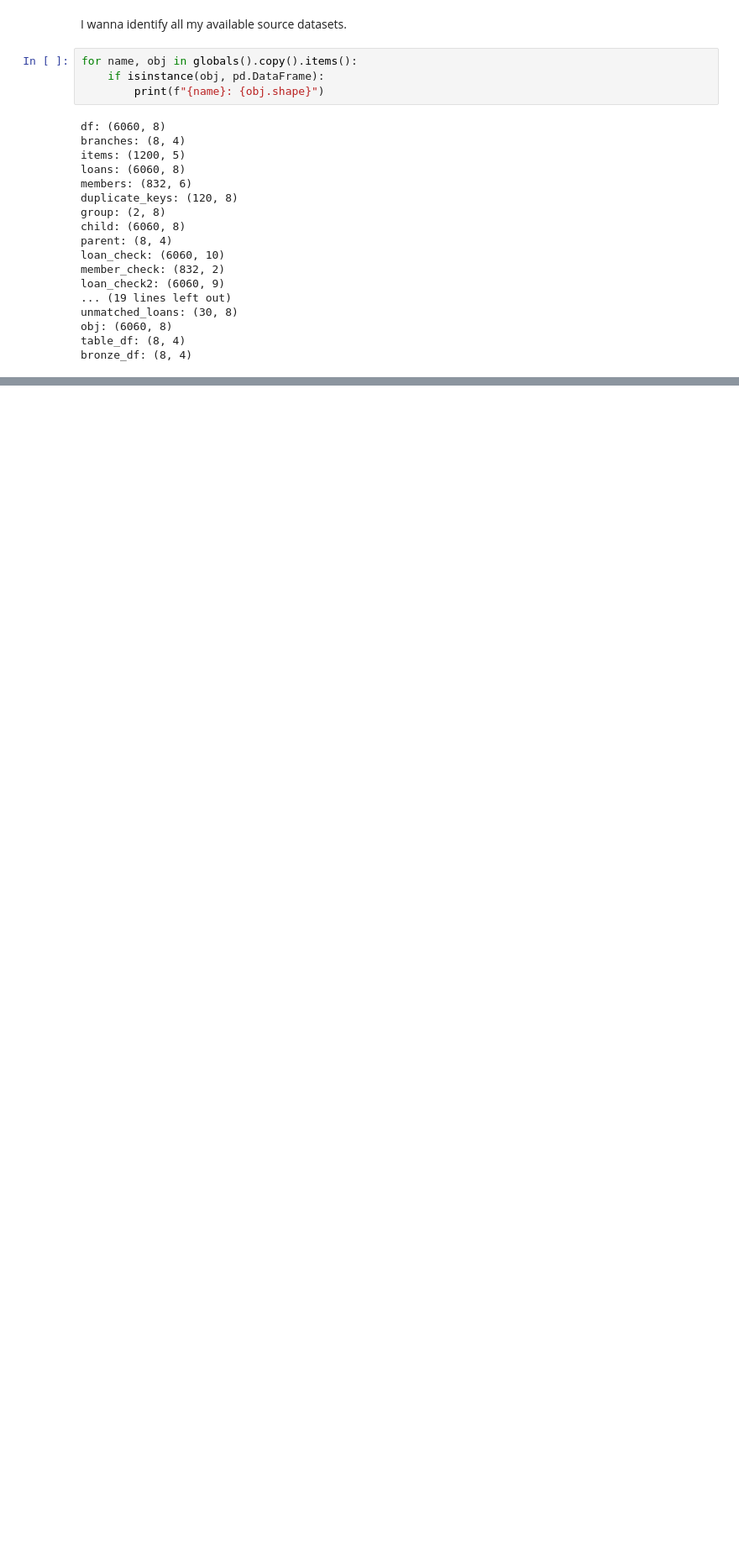
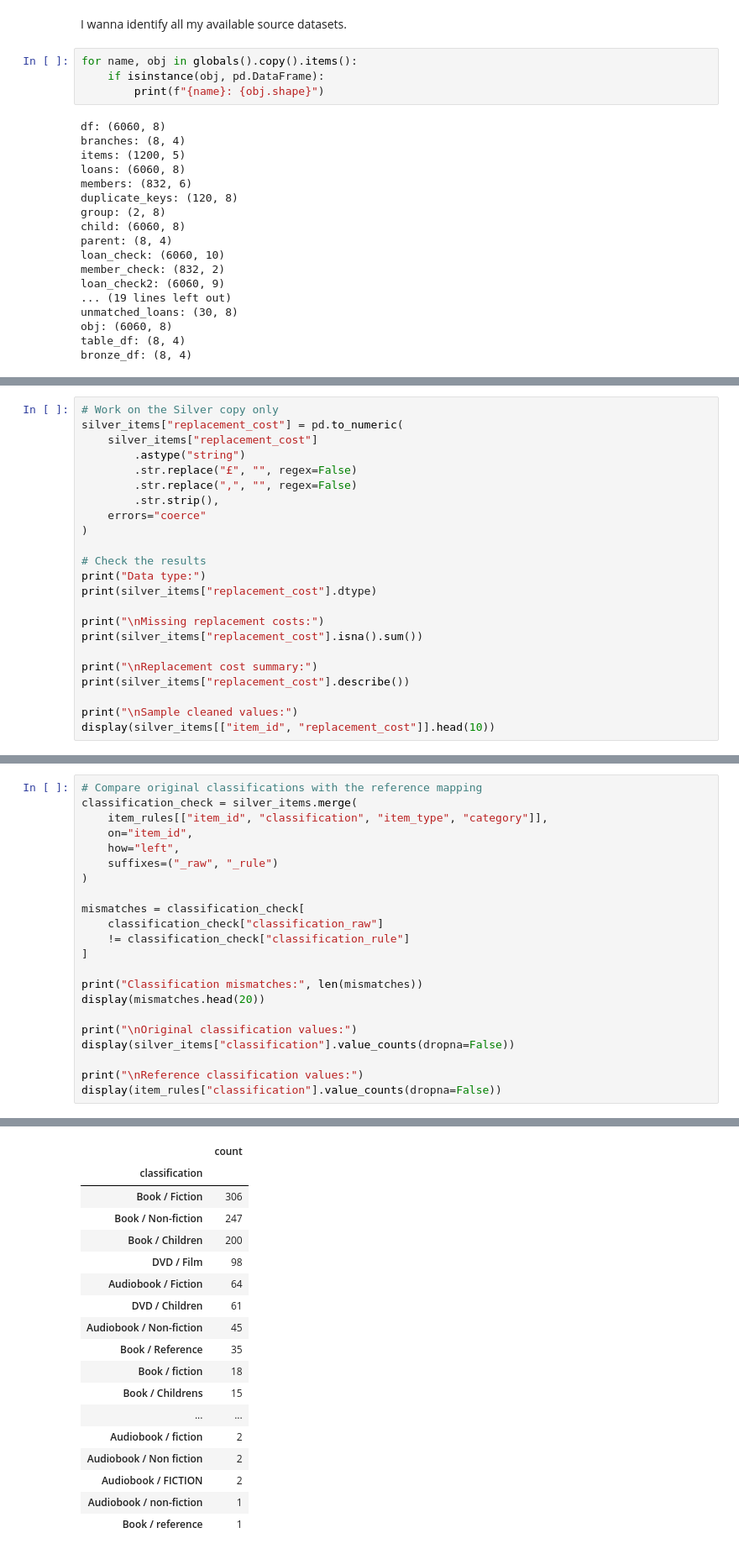
Before and after one commit to WingmanShi/library_data_generator, a Jupyter notebook: Copy_of_library_data_generator.ipynb, the cells around one changed output, grey strips where cells are left out. Shown at 84% size. Cells and saved outputs as stored; diff of their text form; blank space fills up the shorter version.

```diff
--- a/Copy_of_library_data_generator.ipynb
+++ b/Copy_of_library_data_generator.ipynb
@@ -2492,0 +2654,23 @@ bronze_df: (8, 4)
+# %%
+# Work on the Silver copy only
+silver_items["replacement_cost"] = pd.to_numeric(
+    silver_items["replacement_cost"]
+        .astype("string")
+        .str.replace("£", "", regex=False)
+        .str.replace(",", "", regex=False)
+        .str.strip(),
+    errors="coerce"
+)
+
+# Check the results
+print("Data type:")
+print(silver_items["replacement_cost"].dtype)
+
+print("\nMissing replacement costs:")
+print(silver_items["replacement_cost"].isna().sum())
+
+print("\nReplacement cost summary:")
+print(silver_items["replacement_cost"].describe())
+
+print("\nSample cleaned values:")
+display(silver_items[["item_id", "replacement_cost"]].head(10))
@@ -2492,0 +2745,23 @@ bronze_df: (8, 4)
+# %%
+# Compare original classifications with the reference mapping
+classification_check = silver_items.merge(
+    item_rules[["item_id", "classification", "item_type", "category"]],
+    on="item_id",
+    how="left",
+    suffixes=("_raw", "_rule")
+)
+
+mismatches = classification_check[
+    classification_check["classification_raw"]
+    != classification_check["classification_rule"]
+]
+
+print("Classification mismatches:", len(mismatches))
+display(mismatches.head(20))
+
+print("\nOriginal classification values:")
+display(silver_items["classification"].value_counts(dropna=False))
+
+print("\nReference classification values:")
+display(item_rules["classification"].value_counts(dropna=False))
+# %% [output]
@@ -2492,0 +2771,18 @@ bronze_df: (8, 4)
+|  | count |
+| classification |  |
+| Book / Fiction | 306 |
+| Book / Non-fiction | 247 |
+| Book / Children | 200 |
+| DVD / Film | 98 |
+| Audiobook / Fiction | 64 |
+| DVD / Children | 61 |
+| Audiobook / Non-fiction | 45 |
+| Book / Reference | 35 |
+| Book / fiction | 18 |
+| Book / Childrens | 15 |
+| ... | ... |
+| Audiobook / fiction | 2 |
+| Audiobook / Non fiction | 2 |
+| Audiobook / FICTION | 2 |
+| Audiobook / non-fiction | 1 |
+| Book / reference | 1 |
```
Also changed, not shown: parts of 28 cells of this notebook.
